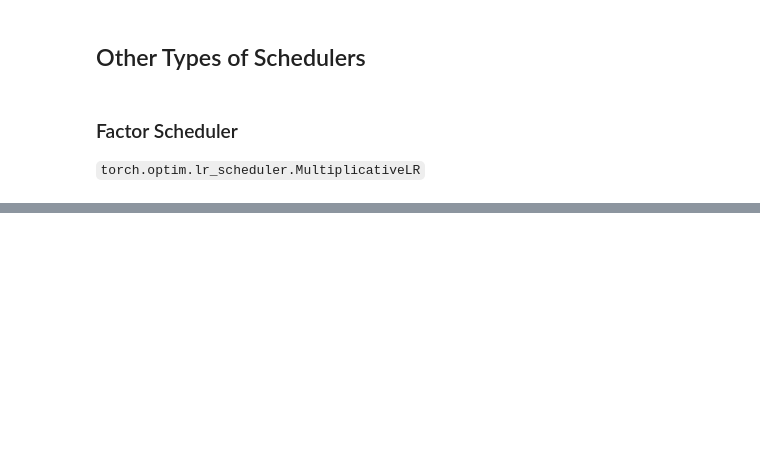
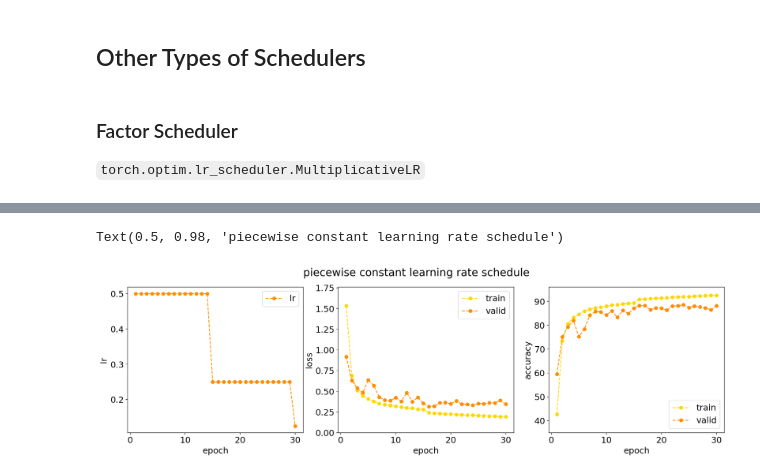
Before and after one commit to UA-ASTR502-2022/astr502, a Jupyter notebook: notebooks/11.11_lr-scheduler.ipynb, the cells around one changed output, grey strips where cells are left out. Saved outputs shown, nothing was run; the diff lists cells and outputs as text; code cells hidden in the pictures; blank space fills up the shorter version.

```diff
--- a/notebooks/11.11_lr-scheduler.ipynb
+++ b/notebooks/11.11_lr-scheduler.ipynb
@@ -372,0 +385,19 @@ Text(0, 0.5, 'lr')
+# %%
+net = net_fn()
+net.to(device)
+
+initial_lr = 0.5 # initial learning rate
+optimizer = torch.optim.SGD(net.parameters(), lr=initial_lr)
+# %%
+scheduler = torch.optim.lr_scheduler.MultiStepLR(optimizer, milestones=[15, 30], gamma=0.5)
+# %%
+train_lossS = []
+train_accS = []
+valid_lossS = []
+valid_accS = []
+lr_recordS = []
+
+num_epochs = 30
+for epoch in range(0, num_epochs):
+    train_1_epoch(net, optimizer, train_lossS, train_accS, lr_recordS, scheduler)
+    validation(net, valid_lossS, valid_accS)
@@ -372,0 +425,27 @@ Text(0, 0.5, 'lr')
+# %%
+fig, ax = plt.subplots(1, 3, figsize=(20, 5))
+plt.rc('font', size=16)
+
+ax[0].plot(range(1,num_epochs+1), lr_recordS, 'o--', label='lr', color='darkorange')
+ax[0].set_ylabel('lr')
+
+ax[1].plot(range(1,num_epochs+1)[::], train_lossS[::], 'o--', label='train', color='gold')
+ax[1].plot(range(1,num_epochs+1)[::], valid_lossS[::], 'o--', label='valid', color='darkorange')
+ax[2].plot(range(1,num_epochs+1)[::], train_accS[::] , 'o--', label='train', color='gold')
+ax[2].plot(range(1,num_epochs+1)[::], valid_accS[::], 'o--', label='valid', color='darkorange')
+
+ax[1].set_ylabel('loss')
+ax[2].set_ylabel('accuracy')
+
+ax[1].set_ylim(0, 1.76)
+ax[2].set_ylim(35, 96)
+
+
+for i in range(3):
+    ax[i].set_xlabel('epoch')
+    ax[i].legend(loc='best')
+
+fig.suptitle('piecewise constant learning rate schedule', fontsize=20)
+# %% [output]
+Text(0.5, 0.98, 'piecewise constant learning rate schedule')
+[figure, added]
```
Also changed, not shown: parts of 46 cells of this notebook, 1 other file.
